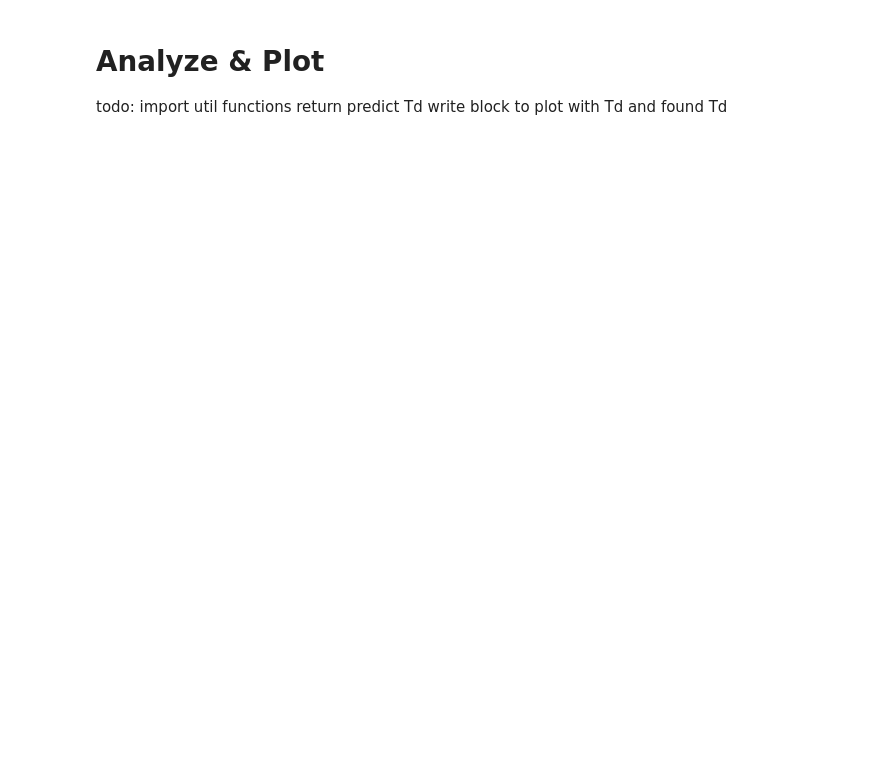
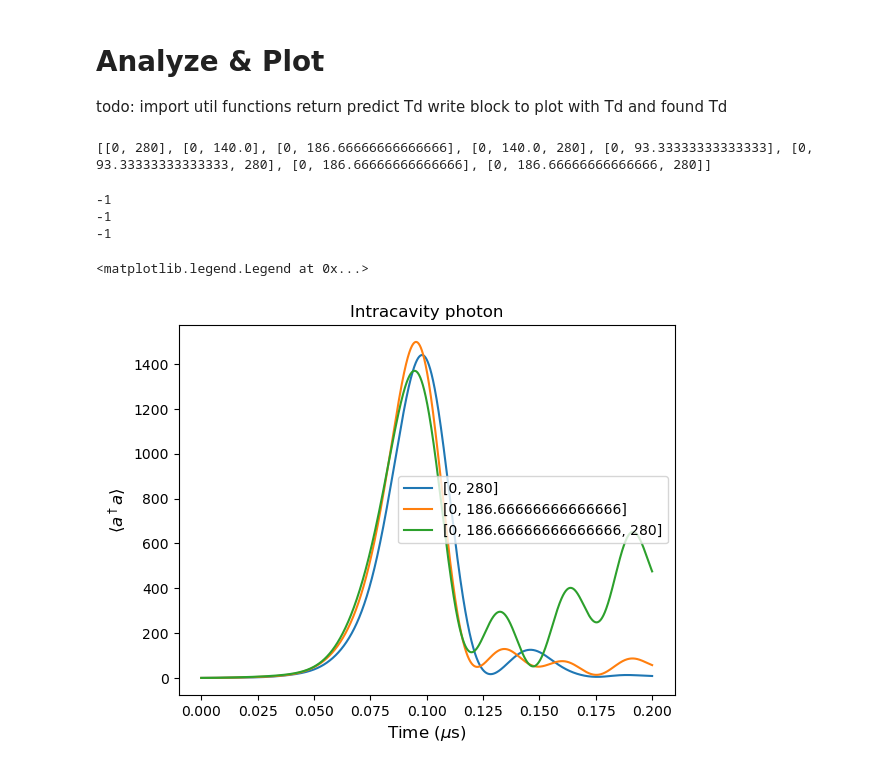
Before and after one commit to VodkaSin/Cuda_C_spin_sync, a Jupyter notebook: CUDA_code/cuda_run-fixed-head (1).ipynb, the cells around one changed output. Saved outputs shown, nothing was run; the diff lists cells and outputs as text; code cells hidden in the pictures; blank space fills up the shorter version.

```diff
--- a/CUDA_code/cuda_run-fixed-head (1).ipynb
+++ b/CUDA_code/cuda_run-fixed-head (1).ipynb
@@ -94,9 +94,11 @@ for num_ens in num_ens_range:
 # Test 2: effect of inhomogeneous broadening (intermediate case)
 #############################################################
 max_det = 280
-detunings = [[0],[0,max_det/2],[0,max_det/2,max_det]]
+detunings = [[0,max_det],[0,max_det/2],[0,max_det/2,max_det],
+             [0,max_det/3], [0,max_det/3, max_det],
+             [0, 2*max_det/3], [0, 2*max_det/3, max_det]]
 num_ens = 3
-N_total = 6000
+N_ens = 5000
 theta_0 = 1
 phi_0 = 0.0
 coup_a_0 = 1.0
@@ -111,8 +113,9 @@ handle_list = []
 
 for i in range(len(detunings)):
     np.savetxt(f"Detuning.dat", detunings[i], delimiter="\t")
-    params = f'{i+1} {2000*(i+1)} {theta_0} {phi_0} {coup_a_0} {gamma_a_0} {chi_a_0} {kappa_c_0} {t_max} {t_num}'
-    handle = f'k{num_ens}N{N_total}det{max_det}_{theta_0}_{coup_a_0}_{kappa_c_0}_{i+1}' # Add extra notes as needed
+    num_ens = len(detunings[i])
+    params = f'{num_ens} {N_ens*num_ens} {theta_0} {phi_0} {coup_a_0} {gamma_a_0} {chi_a_0} {kappa_c_0} {t_max} {t_num}'
+    handle = f'k{num_ens}N{N_ens*num_ens}det{max_det}_{theta_0}_{coup_a_0}_{kappa_c_0}_{i+1}' # Add extra notes as needed
     det_dict[handle] = detunings[i]
     handle_list.append(handle)
     print(f"************************* Run {i+1} *************************")
@@ -139,14 +236,23 @@ for i in range(np.size(handle_list)):
     detunings.append(det_dict[handle_list[i]])
 # results = utils.read_results(handle_list[0]) # Input: file handle
 print(detunings)
+# %% [output]
+[[0, 280], [0, 140.0], [0, 186.66666666666666], [0, 140.0, 280], [0, 93.33333333333333], [0, 93.33333333333333, 280], [0, 186.66666666666666], [0, 186.66666666666666, 280]]
 # %%
 #############################################################
 # Plots intracavity field
 #############################################################
-for i in range(np.size(handle_list)):
+for i in [0,6,7]:
     end_ind = utils.cut_time(results[0][0], -1)
     print(end_ind)
-    plt.plot(results[i][0], results[i][3])
-    plt.title("Intracavity photon", fontsize=12)
-    plt.xlabel(r"Time ($\mu$s)", fontsize=12)
-    plt.ylabel(r"$\langle a^\dagger a\rangle$", fontsize=12)
+    plt.plot(results[i][0], results[i][3], label=detunings[i])
+plt.title("Intracavity photon", fontsize=12)
+plt.xlabel(r"Time ($\mu$s)", fontsize=12)
+plt.ylabel(r"$\langle a^\dagger a\rangle$", fontsize=12)
+plt.legend()
+# %% [output]
+-1
+-1
+-1
+<matplotlib.legend.Legend at 0x...>
+[figure, added]
```
Also changed, not shown: parts of 3 cells of this notebook.
